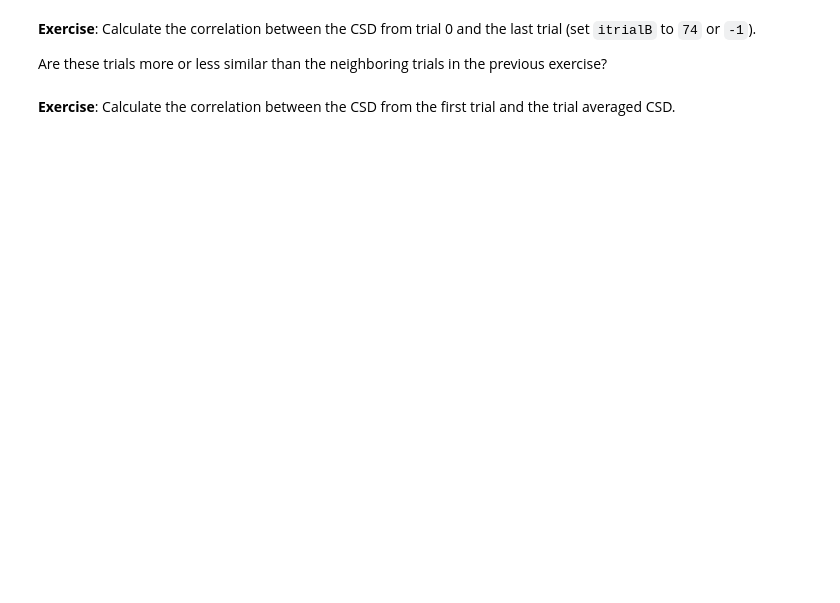
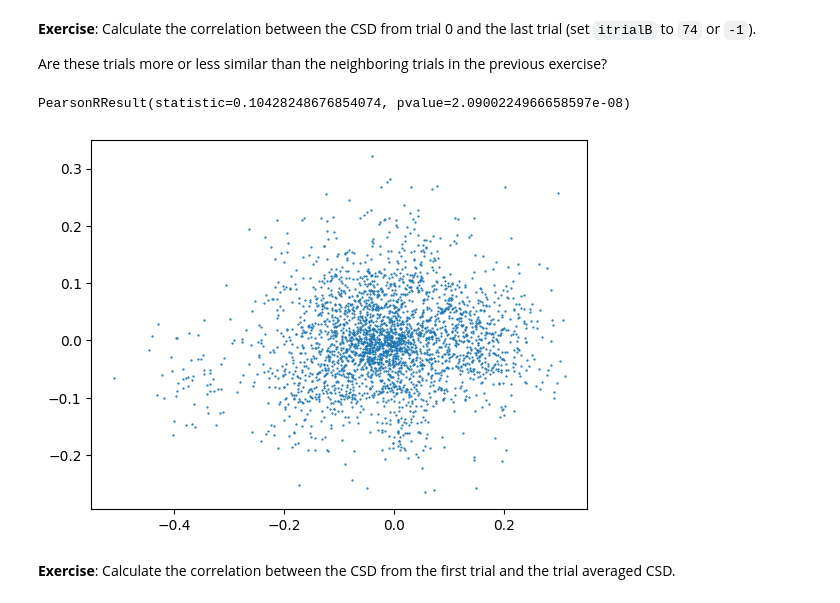
Before and after one commit to ibehave-ibots/LFP-Analysis-in-Python, a Jupyter notebook: Day1/03 CSD Analysis Theory and Methods/(solutions) 3 CSD Analysis Theory and Methods.ipynb, the cells around one changed output. Saved outputs shown, nothing was run; the diff lists cells and outputs as text; code cells hidden in the pictures; blank space fills up the shorter version.

```diff
--- a/Day1/03 CSD Analysis Theory and Methods/(solutions) 3 CSD Analysis Theory and Methods.ipynb
+++ b/Day1/03 CSD Analysis Theory and Methods/(solutions) 3 CSD Analysis Theory and Methods.ipynb
@@ -481,2 +483,12 @@ Are these trials more or less similar than the neighboring trials in the previou
+# %%
+# solution
+csd_trialA = csd_trials[:, 0].flatten()
+csd_trialB = csd_trials[:,-1].flatten()
+
+plt.scatter(csd_trialA, csd_trialB, marker='.', s=1.5);
+pearsonr(csd_trialA, csd_trialB)
+# %% [output]
+PearsonRResult(statistic=0.10428248676854074, pvalue=2.0900224966658597e-08)
+[figure, added]
 # %% [markdown]
 **Exercise**: Calculate the correlation between the CSD from the first trial and the trial averaged CSD.
```
Also changed, not shown: parts of 9 cells of this notebook.
